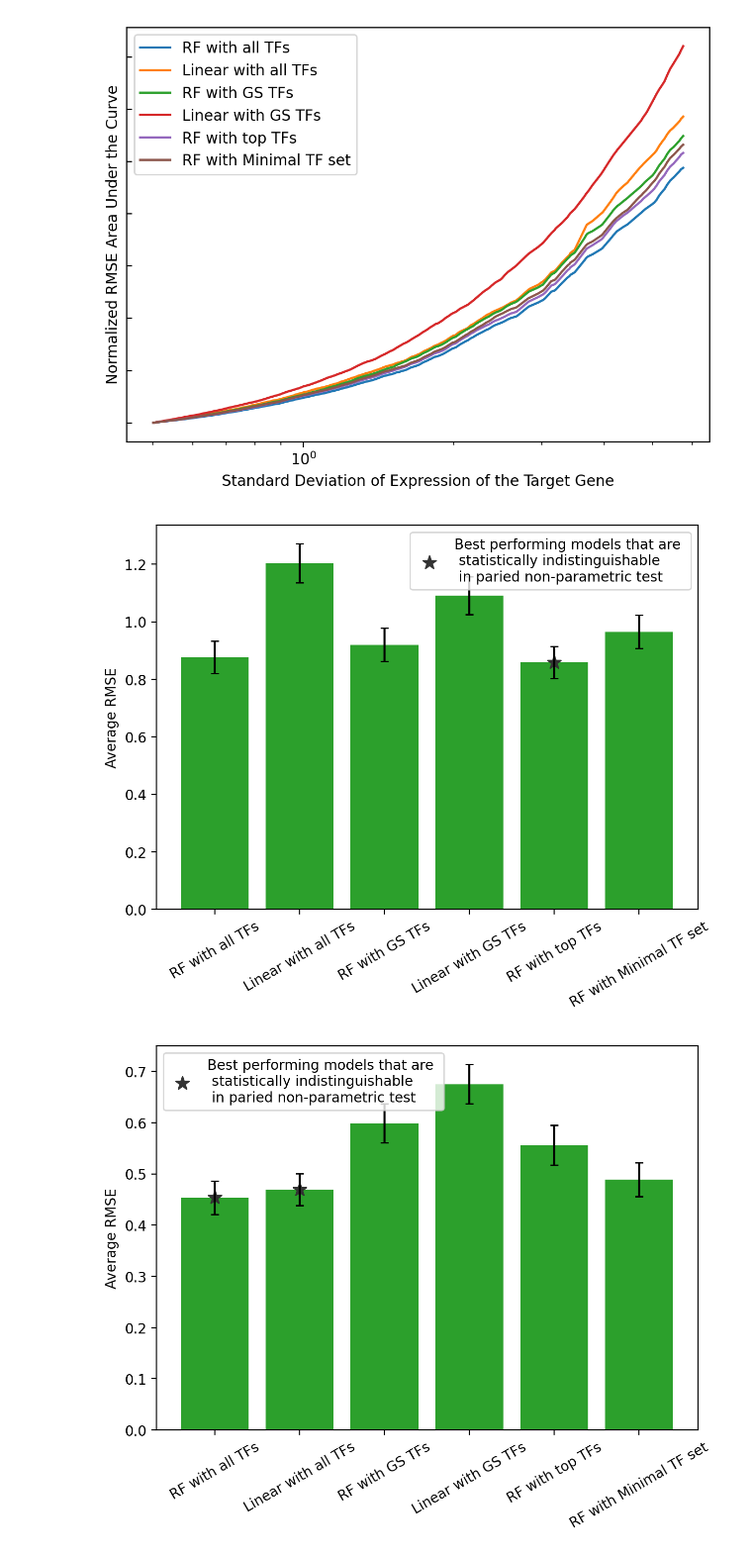
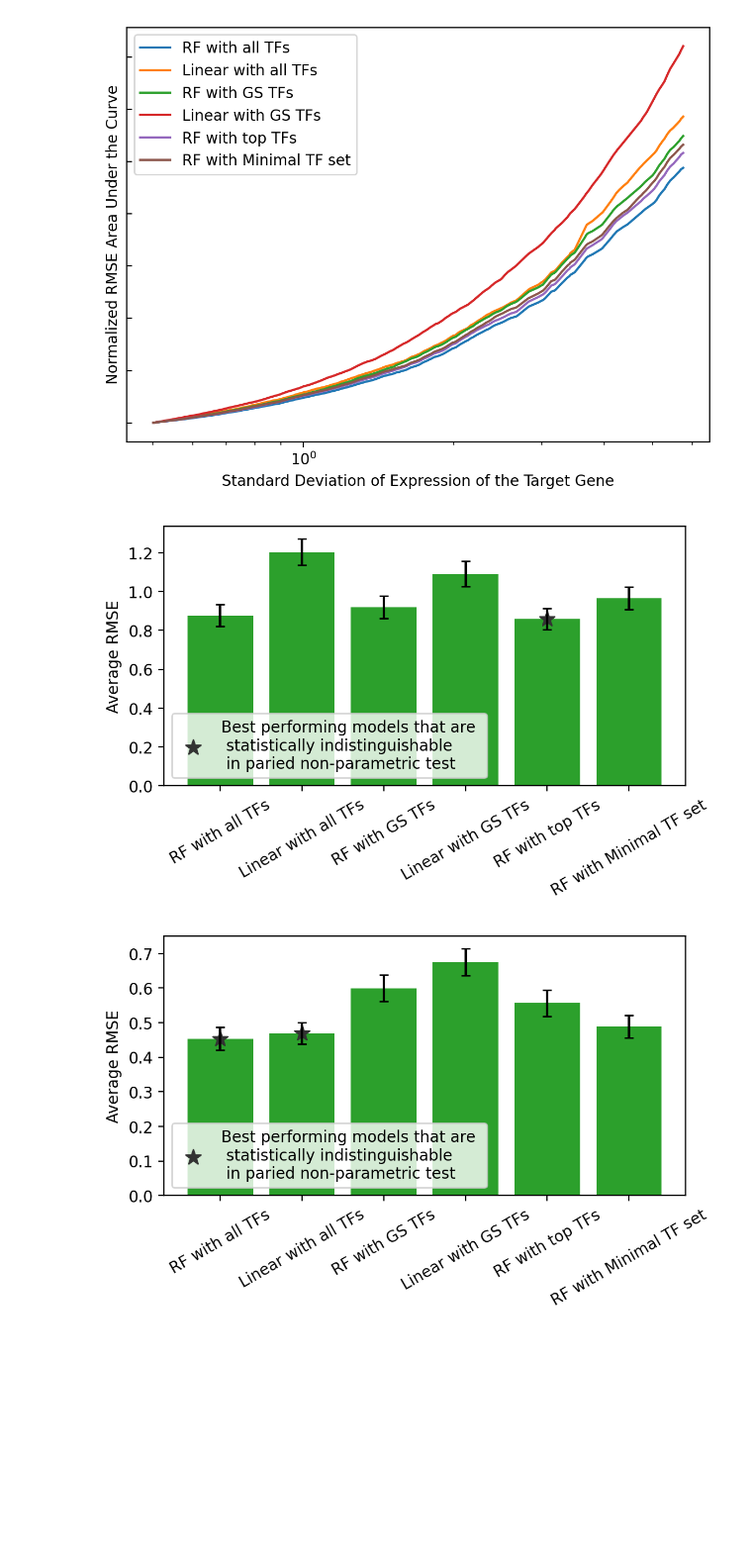
Before and after one commit to IcyFermion/feature_synergy, a Jupyter notebook: network_v_model/plot_for_paper.ipynb, the cells around one changed output. Shown at 99% size. Drawn from its saved outputs; the diff is of its cells as text; code cells hidden in the pictures; blank space fills up the shorter version.

```diff
--- a/network_v_model/plot_for_paper.ipynb
+++ b/network_v_model/plot_for_paper.ipynb
@@ -459,18 +457,19 @@ best_models_list = [[4], [0, 1], [0], [0], [0]]
 # %%
-# plt.style.use("seaborn-v0_8")
+# RMSE comparision bar plot
+best_models_list = [[4], [0, 1], [0], [0], [0]]
 for df, species_name, best_models in zip(res_df_list, species_file_names, best_models_list):
     best_model_names = [compare_name_list[i] for i in best_models]
     best_model_rmse = [df[compare_list[i]].mean() for i in best_models]
-    fig = plt.figure()
+    fig = plt.figure(figsize=(6, 3))
     ax = fig.add_subplot(1, 1, 1)
     for i in range(6):
         ax.bar(compare_name_list[i], df[compare_list[i]].mean(), color=colors[2], yerr=df[compare_list[i]].sem(), capsize=3)
     ax.scatter(best_model_names,best_model_rmse, marker='*', label='Best performing models that are \n statistically indistinguishable \n in paried non-parametric test', color="#333", s=100)
     # ax.set_xticklabels(compare_name_list)
     ax.set(ylabel='Average RMSE')
     plt.xticks(rotation=30)
     plt.legend()
     plt.savefig('./plot_output/rmse_bar/{}.pdf'.format(species_name), bbox_inches='tight')
 # %% [output]
-[figure, old version]
+[figure, new version]
-[figure, old version]
+[figure, new version]
```
Also changed, not shown: parts of 3 cells of this notebook, 13 other files.
